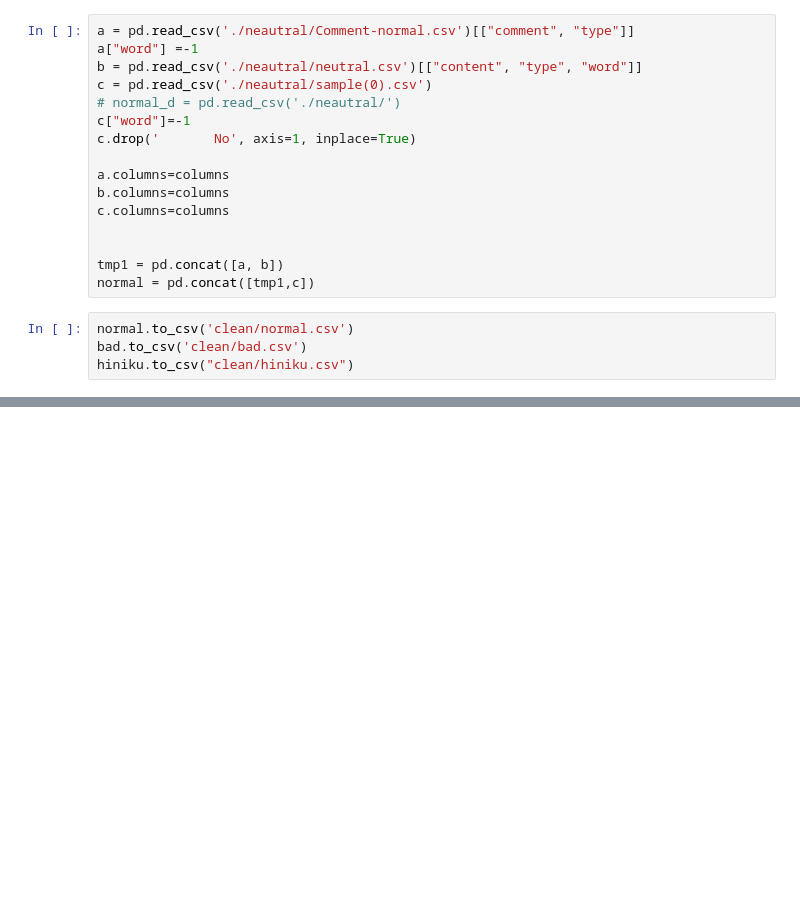
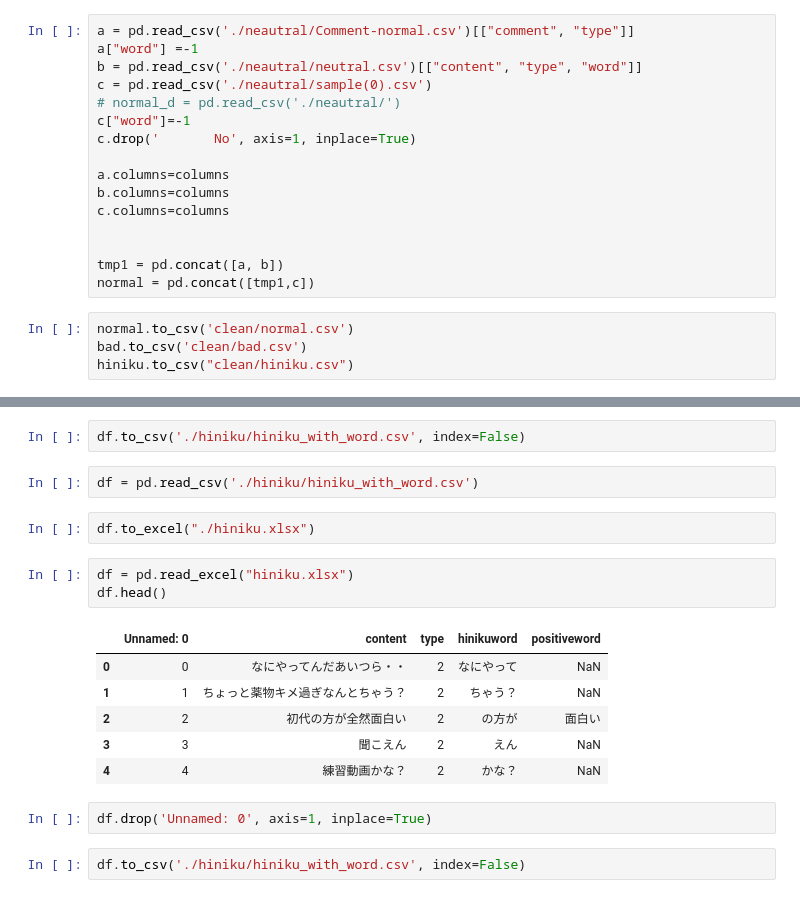
Before and after one commit to N-Eiki/proen, a Jupyter notebook: data/Untitled.ipynb, the cells around one changed output, grey strips where cells are left out. Saved outputs shown, nothing was run; the diff lists cells and outputs as text; blank space fills up the shorter version.

```diff
--- a/data/Untitled.ipynb
+++ b/data/Untitled.ipynb
@@ -279,0 +302,20 @@ hiniku.to_csv("clean/hiniku.csv")
+# %%
+df.to_csv('./hiniku/hiniku_with_word.csv', index=False)
+# %%
+df = pd.read_csv('./hiniku/hiniku_with_word.csv')
+# %%
+df.to_excel("./hiniku.xlsx")
+# %%
+df = pd.read_excel("hiniku.xlsx")
+df.head()
+# %% [output]
+|  | Unnamed: 0 | content | type | hinikuword | positiveword |
+| 0 | 0 | なにやってんだあいつら・・ | 2 | なにやって | NaN |
+| 1 | 1 | ちょっと薬物キメ過ぎなんとちゃう？ | 2 | ちゃう？ | NaN |
+| 2 | 2 | 初代の方が全然面白い | 2 | の方が | 面白い |
+| 3 | 3 | 聞こえん | 2 | えん | NaN |
+| 4 | 4 | 練習動画かな？ | 2 | かな？ | NaN |
+# %%
+df.drop('Unnamed: 0', axis=1, inplace=True)
+# %%
+df.to_csv('./hiniku/hiniku_with_word.csv', index=False)
```
Also changed, not shown: parts of 3 cells of this notebook.
